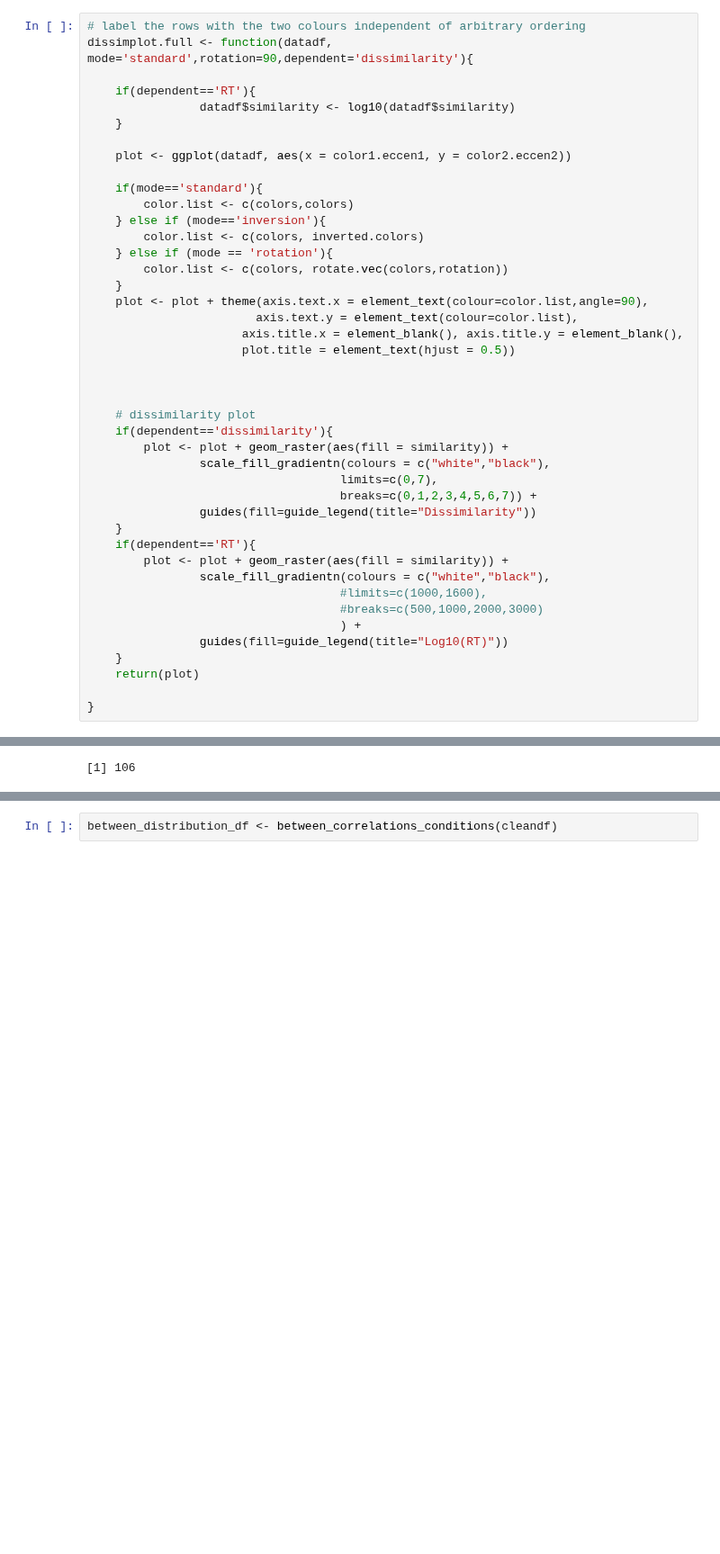
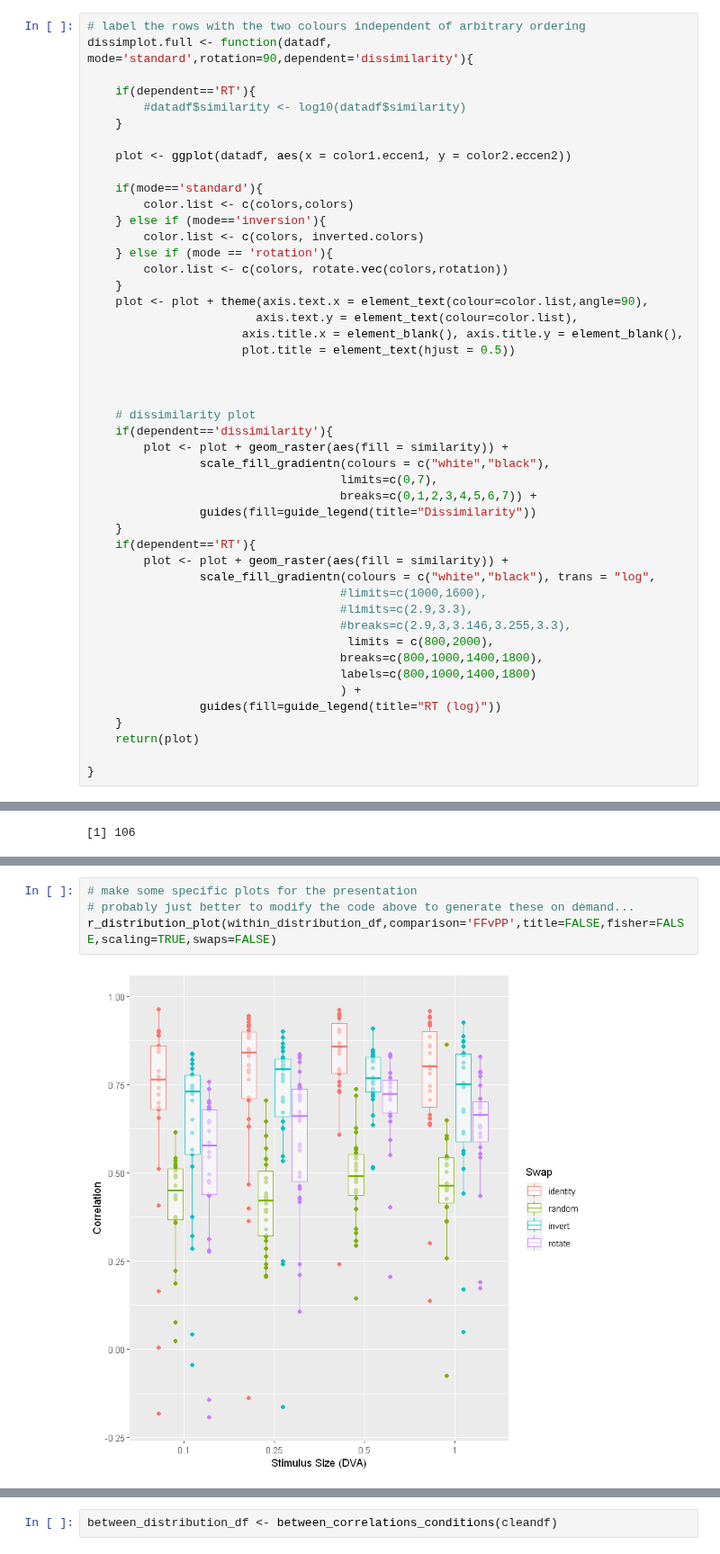
Before and after one commit to ArielZJ/Precision-Phenomenology-Data-Analysis, a Jupyter notebook: Fovea vs. Periphery Color Similarity Pilot Analysis - 2stim Analysis.ipynb, the cells around one changed output, grey strips where cells are left out. Shown at 90% size. Saved outputs shown, nothing was run; the diff lists cells and outputs as text; blank space fills up the shorter version.

```diff
--- a/Fovea vs. Periphery Color Similarity Pilot Analysis - 2stim Analysis.ipynb
+++ b/Fovea vs. Periphery Color Similarity Pilot Analysis - 2stim Analysis.ipynb
@@ -389,7 +389,7 @@ matswap <- function(mat,mode='random',rotation=90){
 dissimplot.full <- function(datadf, mode='standard',rotation=90,dependent='dissimilarity'){
 
     if(dependent=='RT'){
-                datadf$similarity <- log10(datadf$similarity)
+        #datadf$similarity <- log10(datadf$similarity)
     }
 
     plot <- ggplot(datadf, aes(x = color1.eccen1, y = color2.eccen2))
@@ -418,11 +418,15 @@ dissimplot.full <- function(datadf, mode='standard',rotation=90,dependent='dissi
     }
     if(dependent=='RT'){
         plot <- plot + geom_raster(aes(fill = similarity)) +
-                scale_fill_gradientn(colours = c("white","black"),
+                scale_fill_gradientn(colours = c("white","black"), trans = "log",
                                     #limits=c(1000,1600),
-                                    #breaks=c(500,1000,2000,3000)
+                                    #limits=c(2.9,3.3),
+                                    #breaks=c(2.9,3,3.146,3.255,3.3),
+                                     limits = c(800,2000),
+                                    breaks=c(800,1000,1400,1800),
+                                    labels=c(800,1000,1400,1800)
                                     ) +
-                guides(fill=guide_legend(title="Log10(RT)"))
+                guides(fill=guide_legend(title="RT (log)"))
     }
     return(plot)
 
@@ -2133,3 +2179,9 @@ distribution.plots(within_distribution_df,transform=TRUE)
+# %%
+# make some specific plots for the presentation
+# probably just better to modify the code above to generate these on demand...
+r_distribution_plot(within_distribution_df,comparison='FFvPP',title=FALSE,fisher=FALSE,scaling=TRUE,swaps=FALSE)
+# %% [output]
+[figure, added]
 # %%
 # make a plot of all the full dissimilarity matrices for each subject
 dissimplots.subjects <- function(datadf,dependent='dissimilarity'){
```
Also changed, not shown: parts of 11 cells of this notebook.
